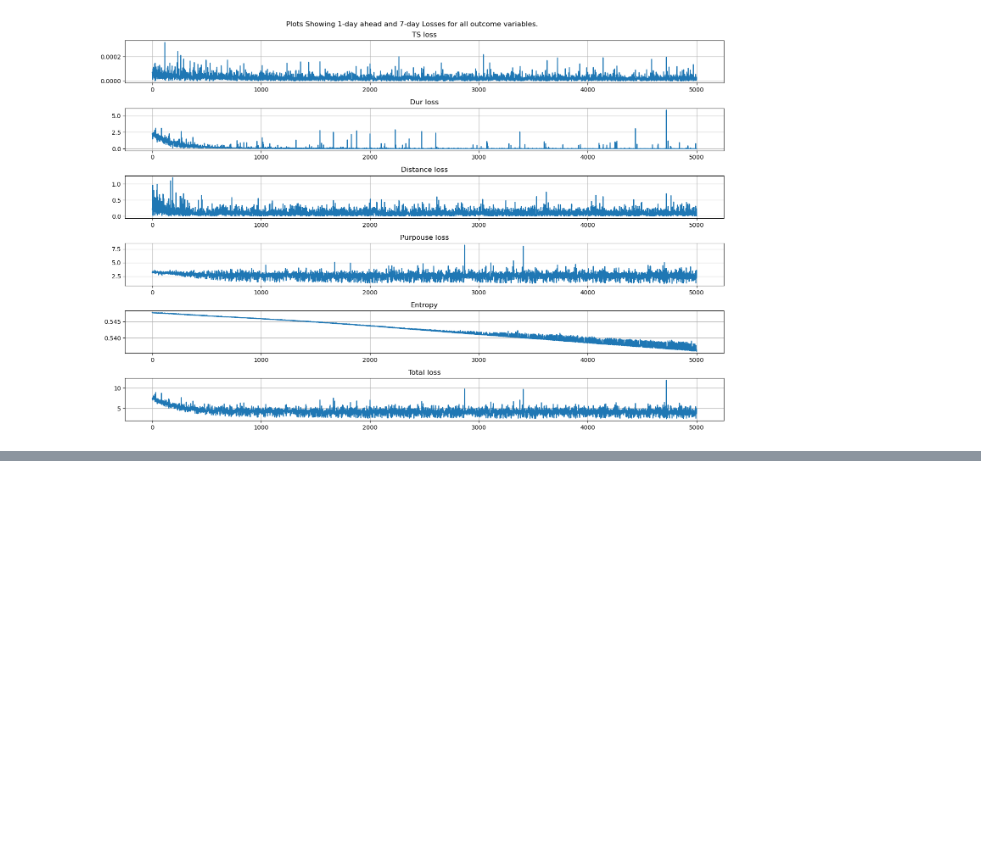
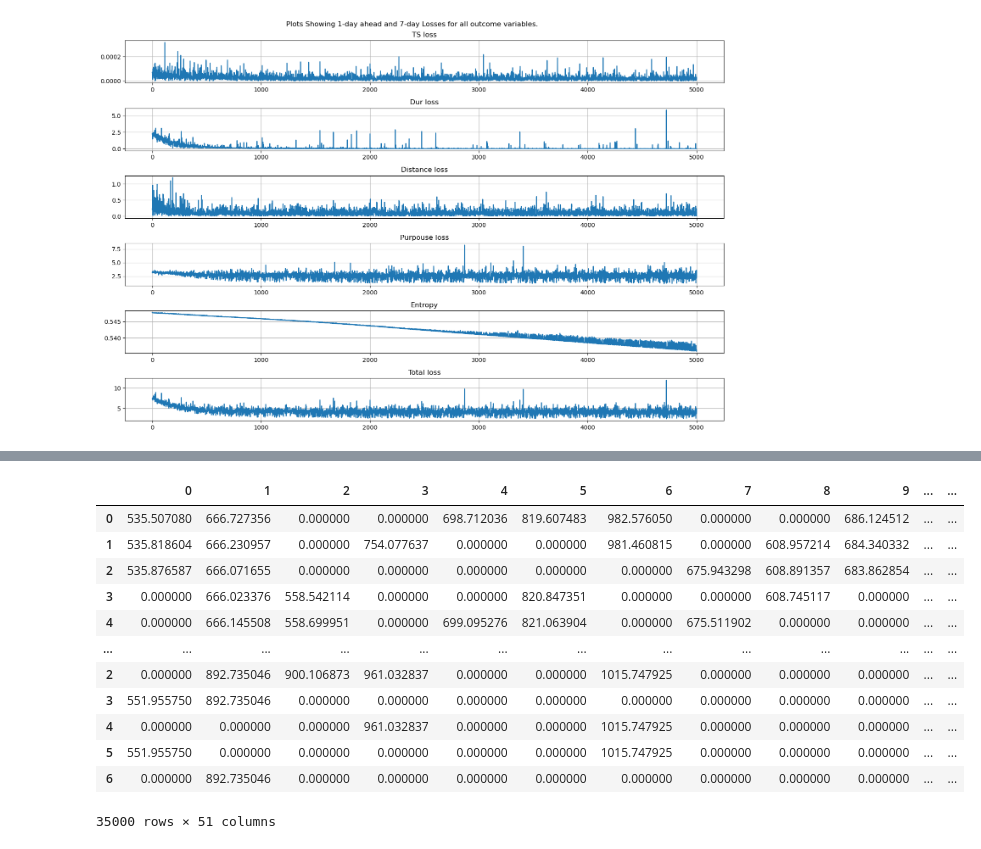
Before and after one commit to andriysinclair/GANS4MOBILITY, a Jupyter notebook: before_duration.ipynb, the cells around one changed output, grey strips where cells are left out. Saved outputs shown, nothing was run; the diff lists cells and outputs as text; code cells hidden in the pictures; blank space fills up the shorter version.

```diff
--- a/before_duration.ipynb
+++ b/before_duration.ipynb
@@ -1210,0 +1205,5 @@ tensor([[1, 1, 0, 0, 0, 0, 0, 0, 0, 0],
+# %%
+stub_cols = ["TripStart", "Duration", "Distance", "Purpouse", "IsTrip"]
+target_cols = [f"{col}_{i}" for col in stub_cols for i in range(1, max_journey_seq+1)]
+
+target_cols+= ["i_id"]
@@ -1210,0 +1230,6 @@ tensor([[1, 1, 0, 0, 0, 0, 0, 0, 0, 0],
+# %%
+full_df.columns = target_cols
+# %%
+full_df = full_df.reset_index()
+# %%
+full_df = full_df.rename(columns={"index": "DoW"})
@@ -1211,5 +1339,21 @@ tensor([[1, 1, 0, 0, 0, 0, 0, 0, 0, 0],
 # %%
 full_df.to_csv("/home/trapfishscott/Cambridge24.25/D200_ML_econ/ProblemSets/Project/data/complete_trav_diaries.csv", index=False)
+# %%
+full_df
+# %% [output]
+|  | 0 | 1 | 2 | 3 | 4 | 5 | 6 | 7 | 8 | 9 | ... | ... |
+| 0 | 535.507080 | 666.727356 | 0.000000 | 0.000000 | 698.712036 | 819.607483 | 982.576050 | 0.000000 | 0.000000 | 686.124512 | ... | ... |
+| 1 | 535.818604 | 666.230957 | 0.000000 | 754.077637 | 0.000000 | 0.000000 | 981.460815 | 0.000000 | 608.957214 | 684.340332 | ... | ... |
+| 2 | 535.876587 | 666.071655 | 0.000000 | 0.000000 | 0.000000 | 0.000000 | 0.000000 | 675.943298 | 608.891357 | 683.862854 | ... | ... |
+| 3 | 0.000000 | 666.023376 | 558.542114 | 0.000000 | 0.000000 | 820.847351 | 0.000000 | 0.000000 | 608.745117 | 0.000000 | ... | ... |
+| 4 | 0.000000 | 666.145508 | 558.699951 | 0.000000 | 699.095276 | 821.063904 | 0.000000 | 675.511902 | 0.000000 | 0.000000 | ... | ... |
+| ... | ... | ... | ... | ... | ... | ... | ... | ... | ... | ... | ... | ... |
+| 2 | 0.000000 | 892.735046 | 900.106873 | 961.032837 | 0.000000 | 0.000000 | 1015.747925 | 0.000000 | 0.000000 | 0.000000 | ... | ... |
+| 3 | 551.955750 | 892.735046 | 0.000000 | 0.000000 | 0.000000 | 0.000000 | 0.000000 | 0.000000 | 0.000000 | 0.000000 | ... | ... |
+| 4 | 0.000000 | 0.000000 | 0.000000 | 961.032837 | 0.000000 | 0.000000 | 1015.747925 | 0.000000 | 0.000000 | 0.000000 | ... | ... |
+| 5 | 551.955750 | 0.000000 | 0.000000 | 0.000000 | 0.000000 | 0.000000 | 1015.747925 | 0.000000 | 0.000000 | 0.000000 | ... | ... |
+| 6 | 0.000000 | 892.735046 | 0.000000 | 0.000000 | 0.000000 | 0.000000 | 0.000000 | 0.000000 | 0.000000 | 0.000000 | ... | ... |
+35000 rows × 51 columns
 # %%
 ### INDIVIDUAL PARTS ####
 
```
Also changed, not shown: parts of 17 cells of this notebook.
